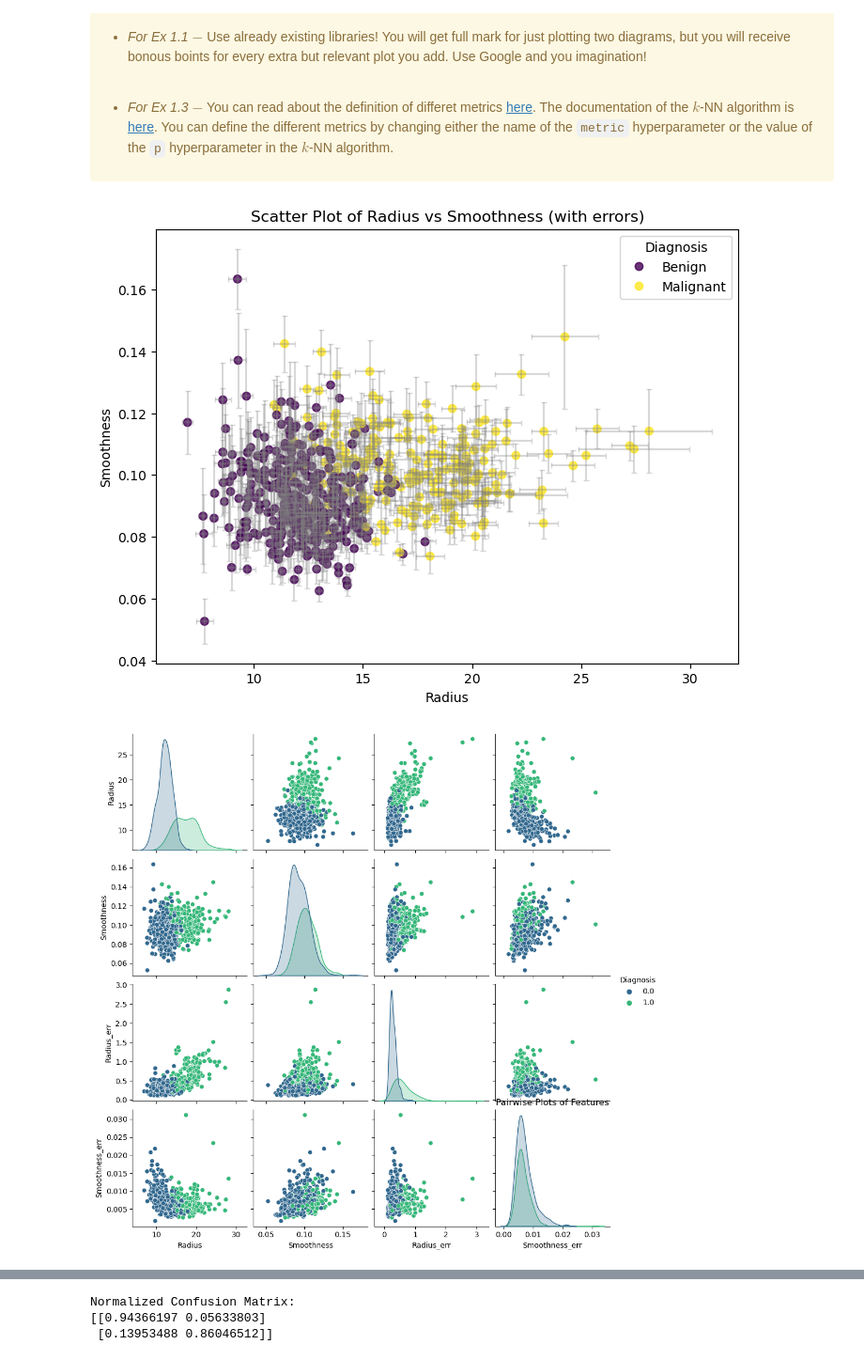
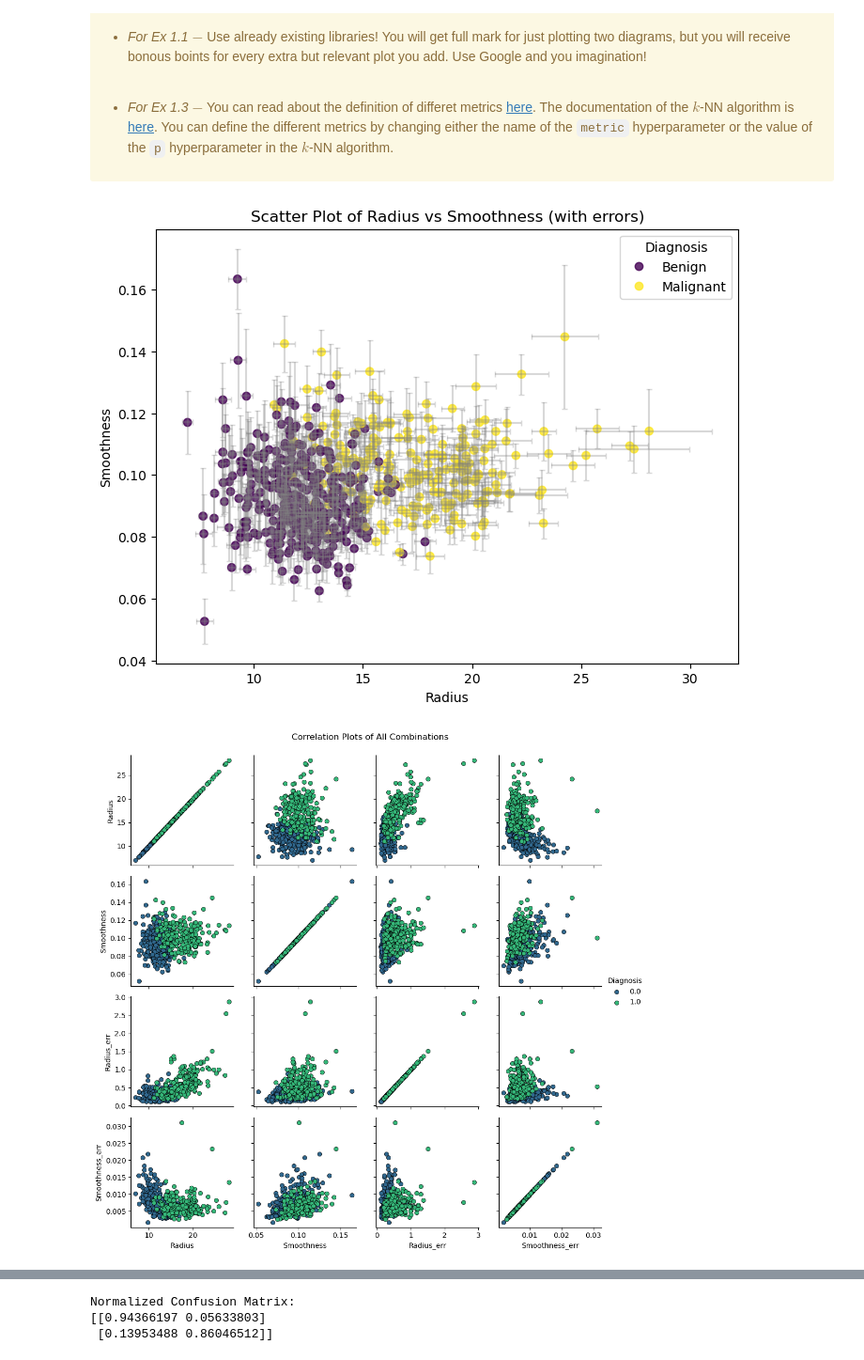
Before and after one commit to georgiarov/ML, a Jupyter notebook: L03_classification_answerkey.ipynb, the cells around one changed output, grey strips where cells are left out. Shown at 94% size. Cells and saved outputs as stored; diff of their text form; code cells hidden in the pictures.

```diff
--- a/L03_classification_answerkey.ipynb
+++ b/L03_classification_answerkey.ipynb
@@ -1438,26 +1438,11 @@ class CancerData:
         X_test = scaler.transform(X_test)
         return X_train, X_test, y_train, y_test
 
-    #def plot_correlation_matrix(self):
-        #plt.figure(figsize=(6, 5))
-        #correlation = df.corr()
-        #sns.heatmap(correlation, annot=True, cmap='coolwarm', fmt=".2f", square=True)
-        #plt.title("Correlation Matrix")
-        #plt.show()
-
-    #def plots(self):
-     #   p = sns.PairGrid(data=self.df, hue="Diagnosis", palette="viridis")
-      #  p.map(plt.scatter, s=35, edgecolor="black",lw=0.5)
-       # p.add_legend()
-       # plt.suptitle("Correlation Plots of All Combinations", y=1.02)
-       # plt.show()
-
-    def plot_pairwise(self):
-        # Δημιουργία scatter plots για όλους τους συνδυασμούς
-        pair_df = self.X.copy()
-        pair_df['Diagnosis'] = self.y  # Προσθήκη της στήλης Diagnosis
-        sns.pairplot(pair_df, hue='Diagnosis', palette='viridis', diag_kind='kde')
-        plt.title("Pairwise Plots of Features")
+    def plots(self):
+        p = sns.PairGrid(data=self.df, hue="Diagnosis", palette="viridis")
+        p.map(plt.scatter, s=35, edgecolor="black",lw=0.5)
+        p.add_legend()
+        plt.suptitle("Correlation Plots of All Combinations", y=1.02)
         plt.show()
 
     def plot_scatter_with_errors(self):
@@ -1476,8 +1461,7 @@ class CancerData:
 klasi = CancerData(X, y)
 X_train, X_test, y_train, y_test = klasi.split_and_normalize()
 klasi.plot_scatter_with_errors()
-klasi.plot_pairwise()
-#klasi.plot_correlation_matrix()
+klasi.plots()
 
 #comment on plots+++
 
@@ -1533,34 +1517,34 @@ print(normalized_matr)
 matr_norm = ConfusionMatrixDisplay(confusion_matrix=normalized_matr)
 matr_norm.plot(cmap="plasma")
 plt.title("Normalized Confusion Matrix")
 plt.xlabel("Predicted Labels")
 plt.ylabel("True Labels")
 plt.show()
 
 # Trace of the normalized confusion matrix
 trace = np.trace(normalized_matr)
 print(f"Trace of the Normalized Confusion Matrix: {trace:.3f}")
 
 #διαγώνια στοιχεία του normalized confusion matrix -> ποσοστό των σωστών προβλέψεων για καλοήθη ή κακοήθη
 #αυτές οι τιμές αντιστοιχούν στο αντίστοιχο recall γιατί το recall μετρά το ποσοστό των πραγματικών θετικών που προβλέφθηκαν σωστά
 
 #EX.6
 from sklearn import metrics
 
 phat_test = knn.predict_proba(X_test)[:, 1]
 fpr, tpr, thresholds = metrics.roc_curve(y_test, phat_test)
 roc_auc = metrics.auc(fpr, tpr)
 
 display = metrics.RocCurveDisplay(fpr=fpr, tpr=tpr, roc_auc=roc_auc,
                                   estimator_name='sklearn')
 display.plot()
 
 plt.title('ROC curve')
 plt.legend()
 plt.show()
 # %% [output]
 [figure]
-[figure, old version]
+[figure, new version]
 Distance Metric: euclidean
               precision    recall  f1-score   support
 
```
